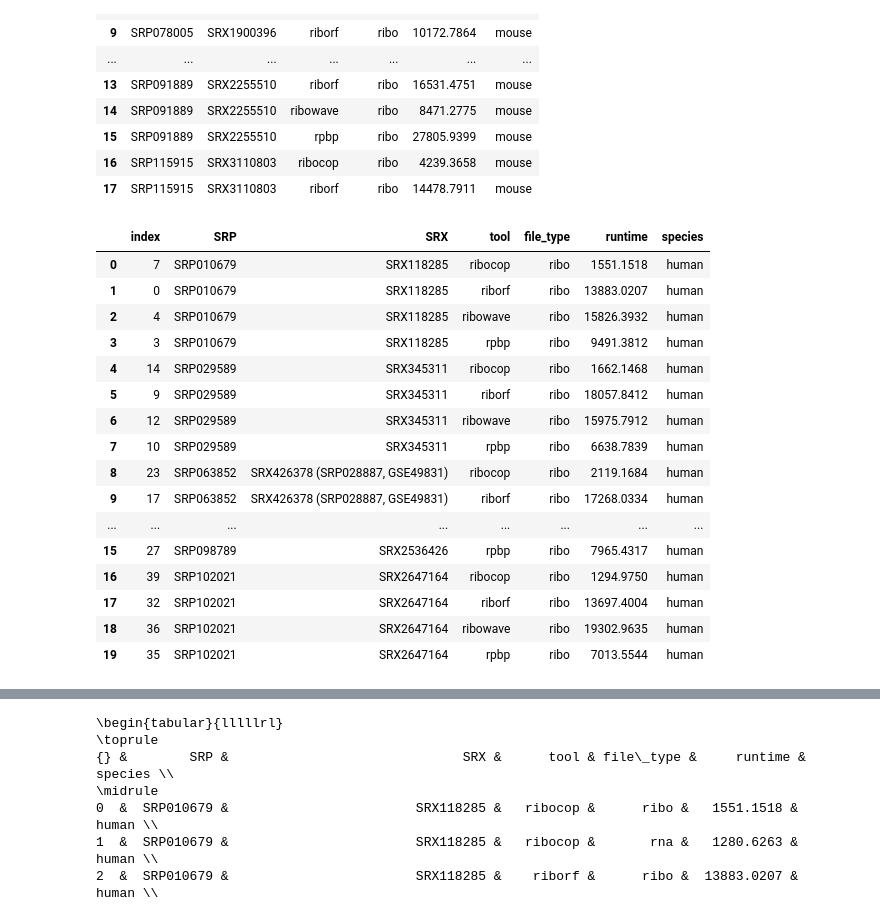
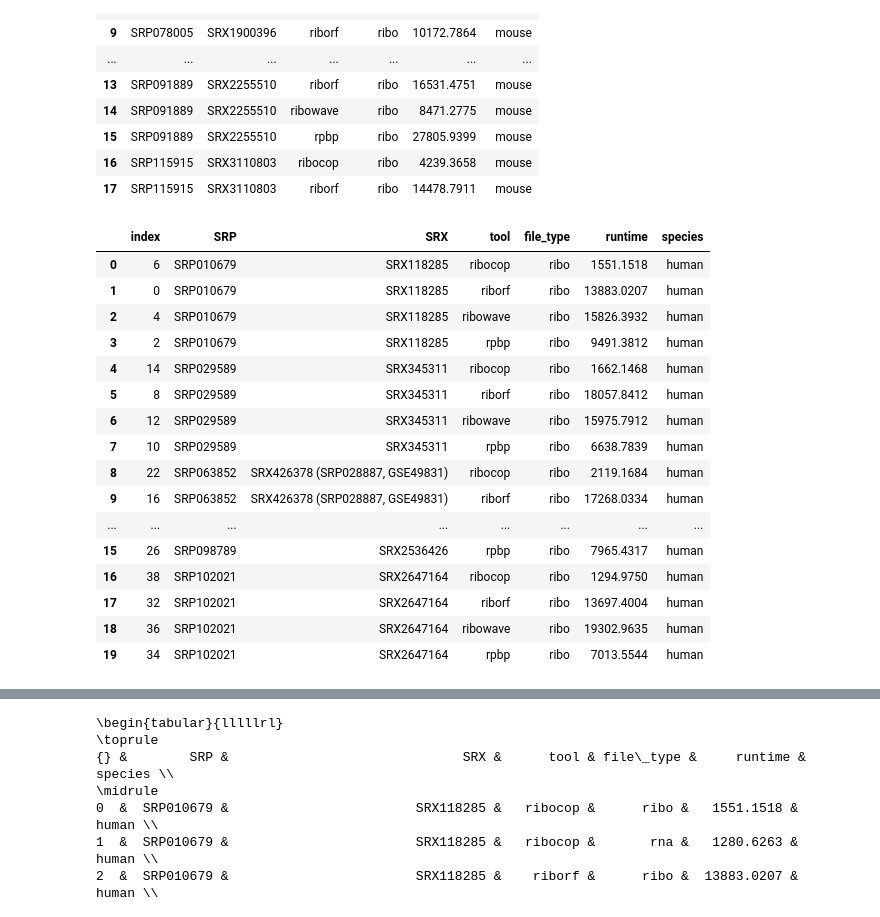
Before and after one commit to smithlabcode/ribotricer-results, a Jupyter notebook: notebooks/14.time-requirements.ipynb, the cells around one changed output, grey strips where cells are left out. Cells and saved outputs as stored; diff of their text form; code cells hidden in the pictures.

```diff
--- a/notebooks/14.time-requirements.ipynb
+++ b/notebooks/14.time-requirements.ipynb
@@ -104,7 +108,7 @@ mm_df_ribo
 excel_df = pd.read_excel('../../ribocop-results/data/datasets_info.xlsx', sheet_name='hg38')
 
 input_dir_root = '/home/cmb-panasas2/wenzhenl/benchmark/gene_level/hg38/'
-output_dir_root = '/staging/as/skchoudh/benchmark/gene_level/hg38/'
+output_dir_root = '/home/cmb-06/as/skchoudh/benchmark-ribocop/benchmark/gene_level/hg38/'
 hg_run_times = []
 benchmarks = {'riborf': 'time_benchmarks/riboORF_benchmark/run_ribORF/', # 'RNA.txt'
              'rpbp': 'rpbp_results/time_benchmarks/rpbp/run_rpbp', #'RNA_CCDS_lengths.txt'
@@ -119,46 +123,46 @@ for index, row in excel_df.iterrows():
         continue
     input_dir = os.path.join(input_dir_root, srp+'_human')
     output_dir = os.path.join(output_dir_root, srp+'_human')
 
     if not os.path.exists(input_dir):
         print('missing: {}'.format(input_dir))
         continue
     for key, location in benchmarks.items():
         for f in glob.glob(os.path.join(output_dir, location, '*.txt')):
             #print(f)
             runtime = get_runtime(f)
             file_type = f.split('/')[-1].replace('_CCDS_lengths', '').replace('.txt', '')
             if file_type == 'RIBO_CCDS':
                 # Skip these as they are same as RIBO_CCDS_lengths
                 continue
             if file_type == 'ribo':
                 srx = row['RIBO sample']
             else:
                 srx = row['RNA sample']
             file_type = file_type.lower()
             if runtime < 30:
                 continue
             hg_run_times.append([srp, srx, key,  file_type, runtime, 'human'])
 
 
 hg_df = pd.DataFrame(hg_run_times, columns=['SRP', 'SRX', 'tool', 'file_type', 'runtime', 'species']).sort_values(by=['SRP', 'tool', 'file_type'])
 hg_df_ribo = hg_df[hg_df.file_type=='ribo'].reset_index()
 hg_df_ribo
 # %% [output]
 |  | index | SRP | SRX | tool | file_type | runtime | species |
-| 0 | 7 | SRP010679 | SRX118285 | ribocop | ribo | 1551.1518 | human |
+| 0 | 6 | SRP010679 | SRX118285 | ribocop | ribo | 1551.1518 | human |
 | 1 | 0 | SRP010679 | SRX118285 | riborf | ribo | 13883.0207 | human |
 | 2 | 4 | SRP010679 | SRX118285 | ribowave | ribo | 15826.3932 | human |
-| 3 | 3 | SRP010679 | SRX118285 | rpbp | ribo | 9491.3812 | human |
+| 3 | 2 | SRP010679 | SRX118285 | rpbp | ribo | 9491.3812 | human |
 | 4 | 14 | SRP029589 | SRX345311 | ribocop | ribo | 1662.1468 | human |
-| 5 | 9 | SRP029589 | SRX345311 | riborf | ribo | 18057.8412 | human |
+| 5 | 8 | SRP029589 | SRX345311 | riborf | ribo | 18057.8412 | human |
 | 6 | 12 | SRP029589 | SRX345311 | ribowave | ribo | 15975.7912 | human |
 | 7 | 10 | SRP029589 | SRX345311 | rpbp | ribo | 6638.7839 | human |
-| 8 | 23 | SRP063852 | SRX426378 (SRP028887, GSE49831) | ribocop | ribo | 2119.1684 | human |
-| 9 | 17 | SRP063852 | SRX426378 (SRP028887, GSE49831) | riborf | ribo | 17268.0334 | human |
+| 8 | 22 | SRP063852 | SRX426378 (SRP028887, GSE49831) | ribocop | ribo | 2119.1684 | human |
+| 9 | 16 | SRP063852 | SRX426378 (SRP028887, GSE49831) | riborf | ribo | 17268.0334 | human |
 | ... | ... | ... | ... | ... | ... | ... | ... |
-| 15 | 27 | SRP098789 | SRX2536426 | rpbp | ribo | 7965.4317 | human |
-| 16 | 39 | SRP102021 | SRX2647164 | ribocop | ribo | 1294.9750 | human |
+| 15 | 26 | SRP098789 | SRX2536426 | rpbp | ribo | 7965.4317 | human |
+| 16 | 38 | SRP102021 | SRX2647164 | ribocop | ribo | 1294.9750 | human |
 | 17 | 32 | SRP102021 | SRX2647164 | riborf | ribo | 13697.4004 | human |
 | 18 | 36 | SRP102021 | SRX2647164 | ribowave | ribo | 19302.9635 | human |
-| 19 | 35 | SRP102021 | SRX2647164 | rpbp | ribo | 7013.5544 | human |
+| 19 | 34 | SRP102021 | SRX2647164 | rpbp | ribo | 7013.5544 | human |
```
Also changed, not shown: parts of 5 cells of this notebook, 5 other files.
